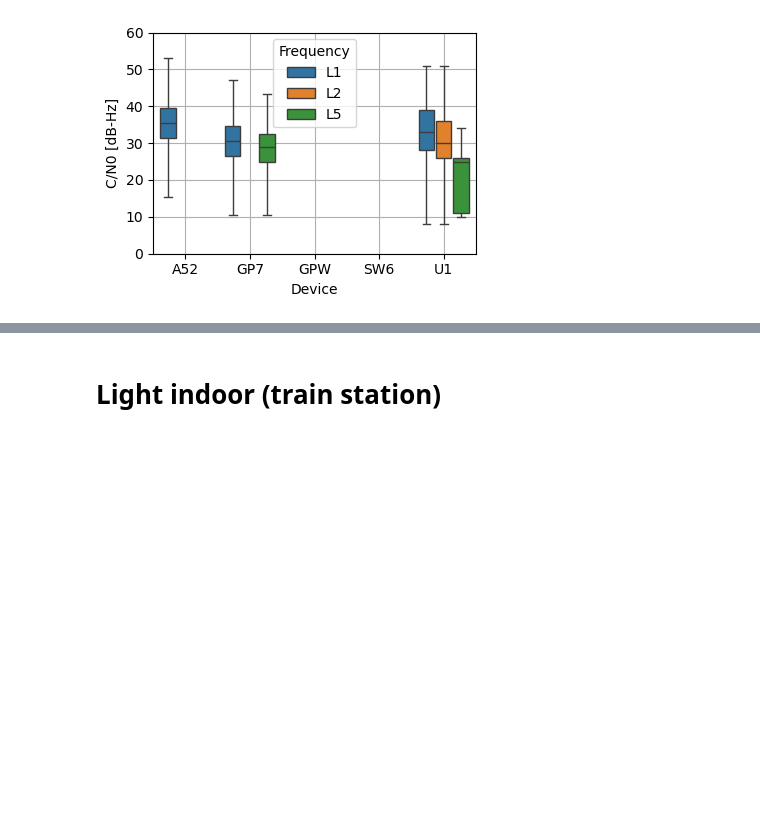
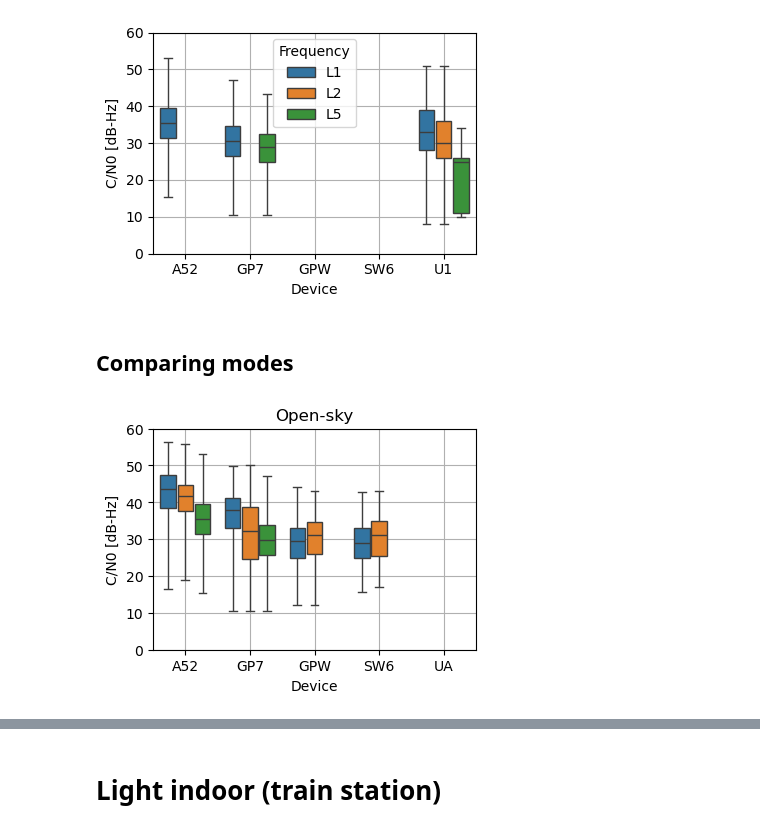
Before and after one commit to agrenier-gnss/MimirAnalyzer, a Jupyter notebook: 2024_Dataset_GEOLOC/measurement_analysis.ipynb, the cells around one changed output, grey strips where cells are left out. Cells and saved outputs as stored; diff of their text form; code cells hidden in the pictures; blank space fills up the shorter version.

```diff
--- a/2024_Dataset_GEOLOC/measurement_analysis.ipynb
+++ b/2024_Dataset_GEOLOC/measurement_analysis.ipynb
@@ -54,3 +76,15 @@ plt.title("Open-sky (pocket)")
 plt.gca().get_legend().remove()
 # %% [output]
 [figure]
+# %% [markdown]
+## Comparing modes
+# %%
+log_dict = {}
+log_dict.update(log_android)
+#log_dict.update(log_rinex)
+# %%
+misc.plotBoxPlotCN0PerMode(log_dict, device_android, device_uliss)
+plt.title("Open-sky")
+plt.gca().get_legend().remove()
+# %% [output]
+[figure, added]
```
Also changed, not shown: parts of 12 cells of this notebook, 3 other files.
